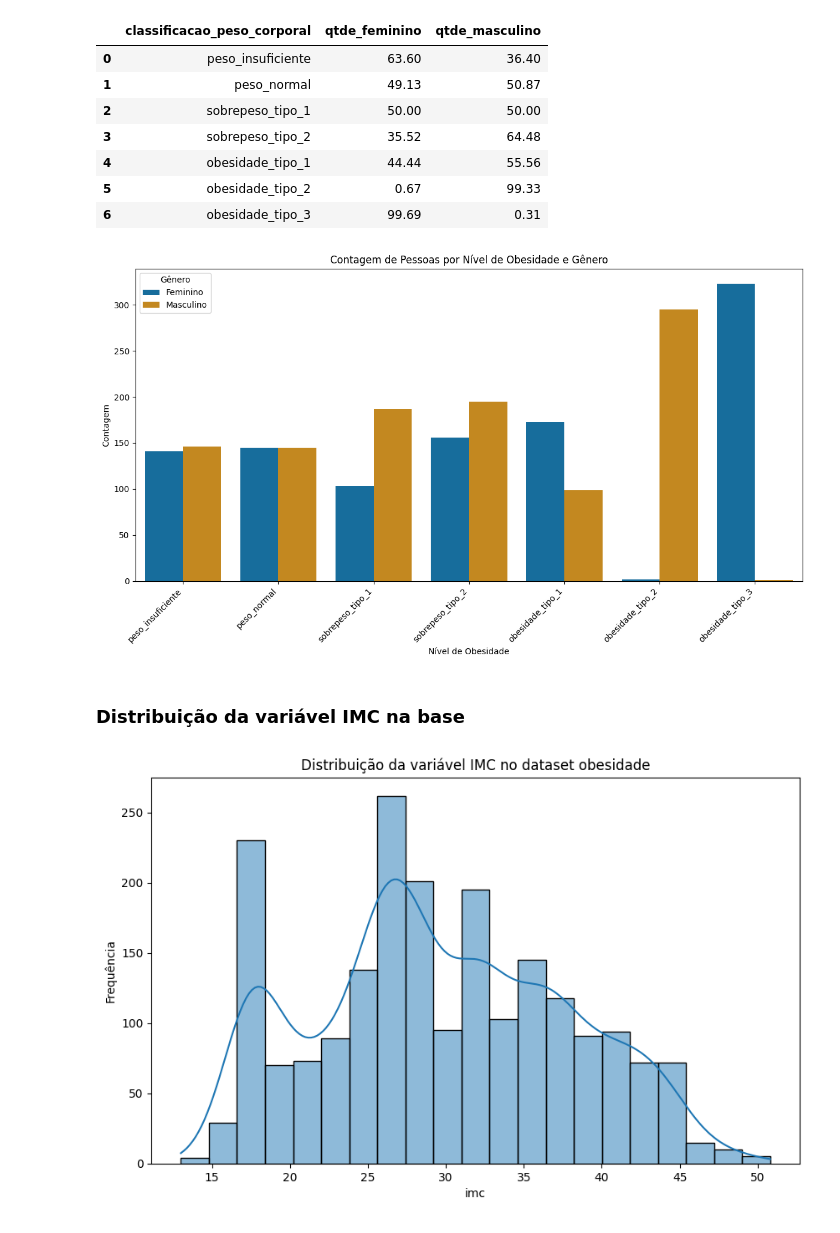
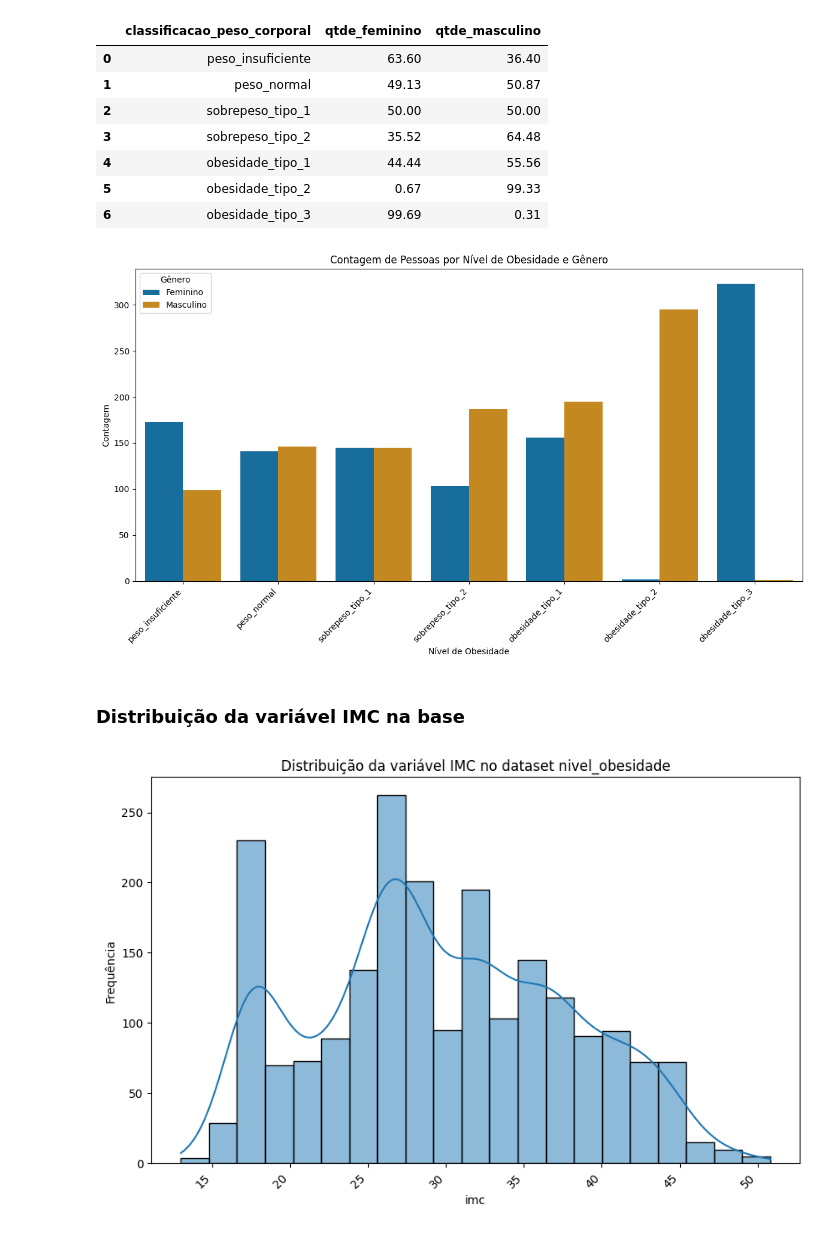
Before and after one commit to bernardo-seg/tech-challenge-obesidade, a Jupyter notebook: Tech_Challenge_4_Data_viz_and_production_models.ipynb, the cells around one changed output. Saved outputs shown, nothing was run; the diff lists cells and outputs as text; code cells hidden in the pictures.

Commit message:
criacao de funcoes para transformacao das variaveis categoricas

```diff
--- a/Tech_Challenge_4_Data_viz_and_production_models.ipynb
+++ b/Tech_Challenge_4_Data_viz_and_production_models.ipynb
@@ -573,15 +626,29 @@ histograma_obesidade = gera_histograma(df, 'obesidade', titulo_histograma_obesid
 # %%
-# Agrupar por obesidade e contar a ocorrência de cada gênero
-obesidade_genero_counts = round(df.groupby('obesidade')['genero'].value_counts(normalize=True).mul(100).reset_index(name='porcentagem'),2)
+# Mapeamento dos nomes originais para português
+mapa_nomes_pt = {
+    'Normal_Weight': 'peso_normal',
+    'Overweight_Level_I': 'sobrepeso_tipo_1',
+    'Overweight_Level_II': 'sobrepeso_tipo_2',
+    'Obesity_Type_I': 'obesidade_tipo_1',
+    'Insufficient_Weight': 'peso_insuficiente',
+    'Obesity_Type_II': 'obesidade_tipo_2',
+    'Obesity_Type_III': 'obesidade_tipo_3'
+}
+
+# Aplicar o mapeamento à coluna classificacao_peso_corporal no DataFrame df
+df['classificacao_peso_corporal'] = df['classificacao_peso_corporal'].map(mapa_nomes_pt)
+
+# Agrupar por classificacao_peso_corporal e contar a ocorrência de cada gênero
+classificao_peso_corporal_genero_counts = round(df.groupby('classificacao_peso_corporal')['genero'].value_counts(normalize=True).mul(100).reset_index(name='porcentagem'),2)
 
 # Pivotar a tabela para ter as quantidades de feminino e masculino como colunas
-obesidade_genero_pivot = obesidade_genero_counts.pivot(index='obesidade', columns='genero', values='porcentagem').reset_index()
+classificao_peso_corporal_genero_pivot = classificao_peso_corporal_genero_counts.pivot(index='classificacao_peso_corporal', columns='genero', values='porcentagem').reset_index()
 
 # Renomear as colunas para o formato desejado
-obesidade_genero_pivot.columns = ['classificacao_peso_corporal', 'qtde_feminino', 'qtde_masculino']
+classificao_peso_corporal_genero_pivot.columns = ['classificacao_peso_corporal', 'qtde_feminino', 'qtde_masculino']
 
-# Definir a ordem desejada para as categorias de obesidade
-ordem_obesidade = [
+# Definir a ordem desejada para as categorias de classificacao_peso_corporal
+ordem_classificao_peso_corporal = [
     'peso_insuficiente',
     'peso_normal',
     'sobrepeso_tipo_1',
@@ -592,17 +659,17 @@ ordem_obesidade = [
 ]
 
 # Converter a coluna 'classificacao_peso_corporal' para tipo categórico com a ordem definida
-obesidade_genero_pivot['classificacao_peso_corporal'] = pd.Categorical(
-    obesidade_genero_pivot['classificacao_peso_corporal'],
-    categories=ordem_obesidade,
+classificao_peso_corporal_genero_pivot['classificacao_peso_corporal'] = pd.Categorical(
+    classificao_peso_corporal_genero_pivot['classificacao_peso_corporal'],
+    categories=ordem_classificao_peso_corporal,
     ordered=True
 )
 
-# Ordenar o DataFrame pela ordem das categorias de obesidade
-obesidade_genero_pivot = obesidade_genero_pivot.sort_values('classificacao_peso_corporal').reset_index(drop=True)
+# Ordenar o DataFrame pela ordem das categorias de classificacao_peso_corporal
+classificao_peso_corporal_genero_pivot = classificao_peso_corporal_genero_pivot.sort_values('classificacao_peso_corporal').reset_index(drop=True)
 
 # Exibir o novo DataFrame
-display(obesidade_genero_pivot)
+display(classificao_peso_corporal_genero_pivot)
 # %% [output]
 |  | classificacao_peso_corporal | qtde_feminino | qtde_masculino |
 | 0 | peso_insuficiente | 63.60 | 36.40 |
@@ -614,33 +681,34 @@ display(obesidade_genero_pivot)
 | 6 | obesidade_tipo_3 | 99.69 | 0.31 |
 # %%
 plt.figure(figsize=(12, 7))
-sns.countplot(data=df, x='obesidade', hue='genero', palette='colorblind')
+# O 'obesidade' coluna no DataFrame df agora contem os valores em português devido a execução da celula wuA3dd51hF-a
+sns.countplot(data=df, x='classificacao_peso_corporal', hue='genero', palette='colorblind', order=ordem_classificao_peso_corporal)
 
 # Definir a ordem desejada para as categorias de obesidade em português para o eixo x
-ordem_obesidade_pt = [
+ordem_classificao_peso_corporal = [
     'peso_insuficiente',
     'peso_normal',
     'sobrepeso_tipo_1',
     'sobrepeso_tipo_2',
     'obesidade_tipo_1',
     'obesidade_tipo_2',
     'obesidade_tipo_3'
 ]
-plt.xticks(ticks=range(len(ordem_obesidade_pt)), labels=ordem_obesidade_pt, rotation=45, ha='right')
+plt.xticks(ticks=range(len(ordem_classificao_peso_corporal)), labels=ordem_classificao_peso_corporal, rotation=45, ha='right')
 
 
 plt.title('Contagem de Pessoas por Nível de Obesidade e Gênero')
 plt.xlabel('Nível de Obesidade')
 plt.ylabel('Contagem')
 plt.legend(title='Gênero', labels=['Feminino', 'Masculino']) # Ajustar rótulos da legenda
 plt.tight_layout()
 plt.show()
 # %% [output]
-[figure, old version]
+[figure, new version]
 # %% [markdown]
 ### **Distribuição da variável IMC na base**
 # %%
-titulo_histograma_imc = 'Distribuição da variável IMC no dataset obesidade'
+titulo_histograma_imc = 'Distribuição da variável IMC no dataset nivel_obesidade'
 histograma_imc = gera_histograma(df, 'imc', titulo_histograma_imc)
 # %% [output]
-[figure, old version]
+[figure, new version]
```
Also changed, not shown: parts of 97 cells of this notebook.
